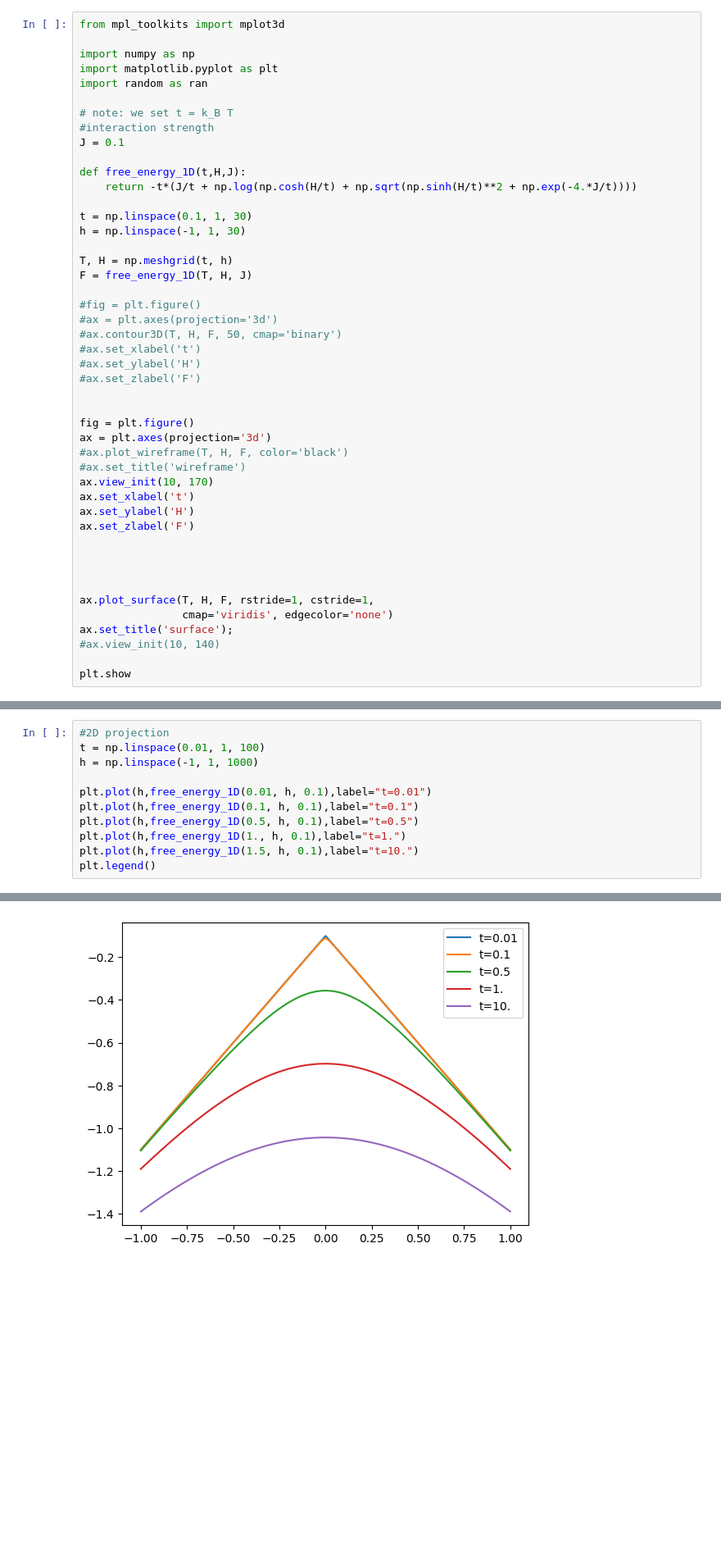
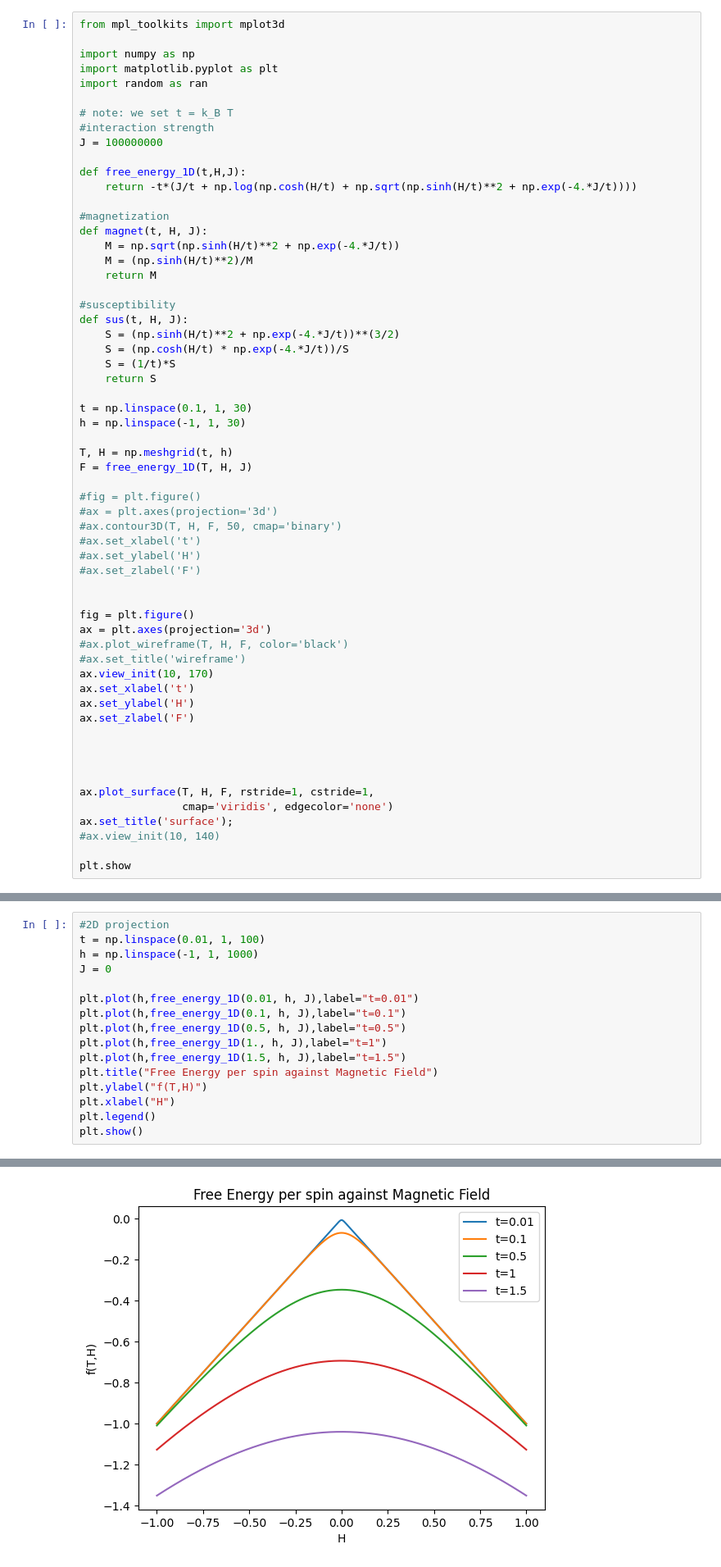
Before and after one commit to EfremCarnate/PythonThings, a Jupyter notebook: Extra/Ising_FreeEnergy.ipynb, the cells around one changed output, grey strips where cells are left out. Shown: that part at 82% size. Drawn from its saved outputs; the diff is of its cells as text; blank space fills up the shorter version.

```diff
--- a/Extra/Ising_FreeEnergy.ipynb
+++ b/Extra/Ising_FreeEnergy.ipynb
@@ -40,10 +40,23 @@ import random as ran
 
 # note: we set t = k_B T
 #interaction strength
-J = 0.1
+J = 100000000
 
 def free_energy_1D(t,H,J):
     return -t*(J/t + np.log(np.cosh(H/t) + np.sqrt(np.sinh(H/t)**2 + np.exp(-4.*J/t))))
+
+#magnetization
+def magnet(t, H, J):
+    M = np.sqrt(np.sinh(H/t)**2 + np.exp(-4.*J/t))
+    M = (np.sinh(H/t)**2)/M
+    return M
+
+#susceptibility
+def sus(t, H, J):
+    S = (np.sinh(H/t)**2 + np.exp(-4.*J/t))**(3/2)
+    S = (np.cosh(H/t) * np.exp(-4.*J/t))/S
+    S = (1/t)*S
+    return S
 
 t = np.linspace(0.1, 1, 30)
 h = np.linspace(-1, 1, 30)
@@ -84,11 +97,16 @@ plt.show
 #2D projection
 t = np.linspace(0.01, 1, 100)
 h = np.linspace(-1, 1, 1000)
+J = 0
 
-plt.plot(h,free_energy_1D(0.01, h, 0.1),label="t=0.01")
-plt.plot(h,free_energy_1D(0.1, h, 0.1),label="t=0.1")
-plt.plot(h,free_energy_1D(0.5, h, 0.1),label="t=0.5")
-plt.plot(h,free_energy_1D(1., h, 0.1),label="t=1.")
-plt.plot(h,free_energy_1D(1.5, h, 0.1),label="t=10.")
+plt.plot(h,free_energy_1D(0.01, h, J),label="t=0.01")
+plt.plot(h,free_energy_1D(0.1, h, J),label="t=0.1")
+plt.plot(h,free_energy_1D(0.5, h, J),label="t=0.5")
+plt.plot(h,free_energy_1D(1., h, J),label="t=1")
+plt.plot(h,free_energy_1D(1.5, h, J),label="t=1.5")
+plt.title("Free Energy per spin against Magnetic Field")
+plt.ylabel("f(T,H)")
+plt.xlabel("H")
 plt.legend()
+plt.show()
 # %% [output]
@@ -96 +113 @@ plt.legend()
-[figure, old version]
+[figure, new version]
```
Also changed, not shown: parts of 5 cells of this notebook, 14 other files.
